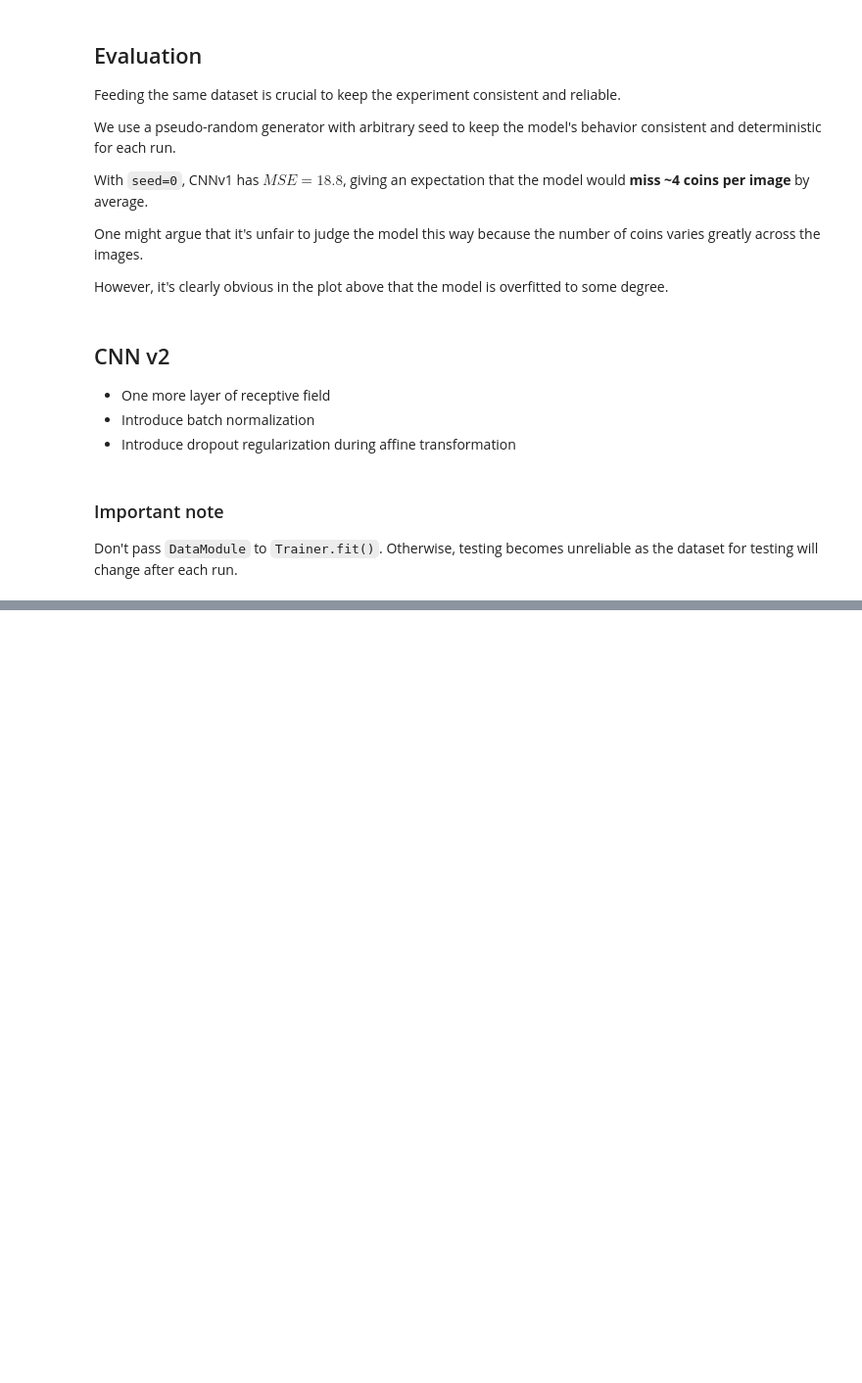
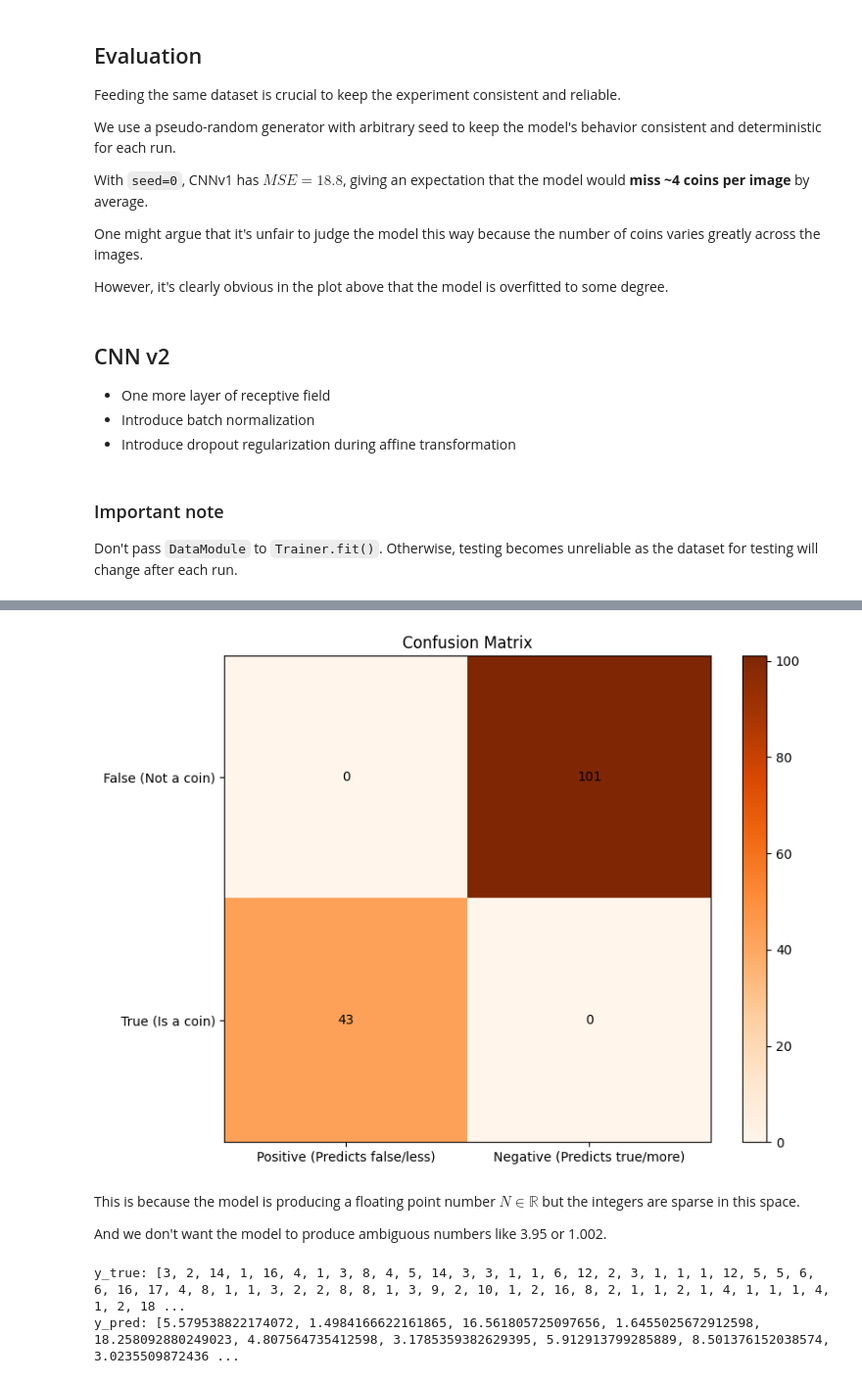
Before and after one commit to LazoYoung/ai-sandbox, a Jupyter notebook: image_convolution.ipynb, the cells around one changed output, grey strips where cells are left out. Shown at 98% size. Cells and saved outputs as stored; diff of their text form; code cells hidden in the pictures; blank space fills up the shorter version.

Commit message:
CNNv3 정밀도 개선, Confusion matrix 추가

```diff
--- a/image_convolution.ipynb
+++ b/image_convolution.ipynb
@@ -584,0 +639,15 @@ Clipping input data to the valid range for imshow with RGB data ([0..1] for floa
+# %%
+plot_confusion_matrix(model)
+# %% [output]
+[figure, added]
+# %% [markdown]
+This is because the model is producing a floating point number $N \in \mathbb{R}$ but the integers are sparse in this space.
+
+And we don't want the model to produce ambiguous numbers like 3.95 or 1.002.
+# %%
+y_true, y_pred = get_predict_true_pair(model)
+print("y_true:", y_true)
+print("y_pred:", y_pred)
+# %% [output]
+y_true: [3, 2, 14, 1, 16, 4, 1, 3, 8, 4, 5, 14, 3, 3, 1, 1, 6, 12, 2, 3, 1, 1, 1, 12, 5, 5, 6, 6, 16, 17, 4, 8, 1, 1, 3, 2, 2, 8, 8, 1, 3, 9, 2, 10, 1, 2, 16, 8, 2, 1, 1, 2, 1, 4, 1, 1, 1, 4, 1, 2, 18 ...
+y_pred: [5.579538822174072, 1.4984166622161865, 16.561805725097656, 1.6455025672912598, 18.258092880249023, 4.807564735412598, 3.1785359382629395, 5.912913799285889, 8.501376152038574, 3.0235509872436 ...
```
Also changed, not shown: parts of 26 cells of this notebook, 5 other files.
